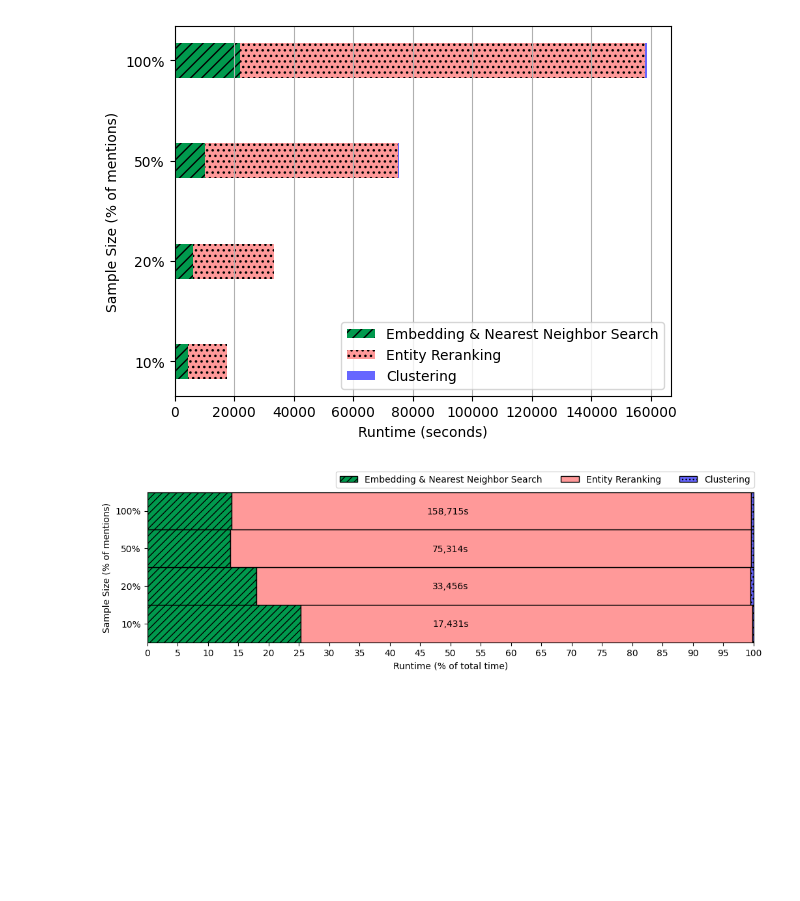
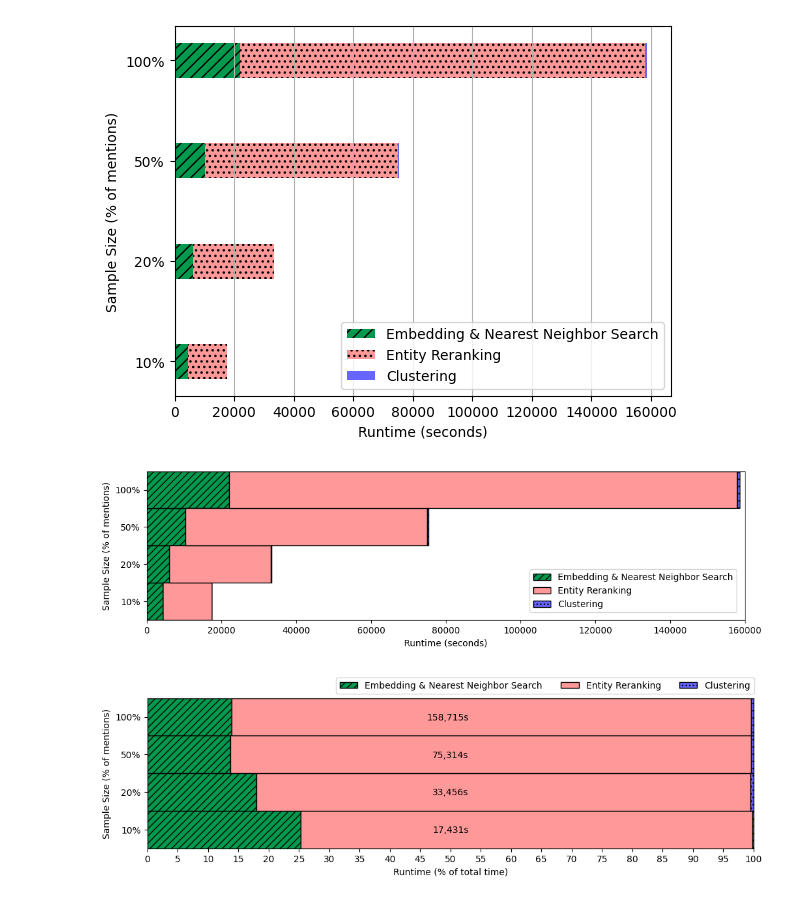
Before and after one commit to nheist/CaLiGraph, a Jupyter notebook: ESWC2023-NASTyLinker.ipynb, the cells around one changed output. Cells and saved outputs as stored; diff of their text form; code cells hidden in the pictures; blank space fills up the shorter version.

```diff
--- a/ESWC2023-NASTyLinker.ipynb
+++ b/ESWC2023-NASTyLinker.ipynb
@@ -8,7 +8,7 @@ import matplotlib.pyplot as plt
 
 labels = ['10%', '20%', '50%', '100%']
 embedding = [4400, 6000, 10300, 22000]
-reranking = [13000, 27300, 64700, 40700]
+reranking = [13000, 27300, 64700, 136000]
 clustering = [31, 156, 314, 715]
 height = 0.35  # height of the bars
 
@@ -27,6 +27,27 @@ plt.show()
 fig.savefig('nastylinker_scalability.pdf', dpi=100)
 # %% [output]
 [figure]
+# %%
+# runtime (dense)
+height = 1
+fig, ax = plt.subplots()
+fig.set_size_inches((12,3))
+ax.barh(labels, embedding, align='center', height=height, color='#00994D', edgecolor='black', hatch='///', label='Embedding & Nearest Neighbor Search')
+ax.barh(labels, reranking, align='center', height=height, color='#FF9999', edgecolor='black', left=embedding, label='Entity Reranking')
+ax.barh(labels, clustering, align='center', height=height, color='#6666FF', edgecolor='black', hatch='...', left=[sum(x) for x in zip(embedding, reranking)], label='Clustering')
+
+#ax.set_xticks(range(0, 101, 5))
+ax.set_yticks(labels)
+ax.set_xlabel('Runtime (seconds)')
+ax.set_ylabel('Sample Size (% of mentions)')
+ax.legend(loc=(0.64, 0.05))
+
+plt.xlim((0, 160000))
+plt.ylim((-.5, 3.5))
+plt.show()
+fig.savefig('nastylinker_scalability_dense.pdf', bbox_inches='tight', dpi=100)
+# %% [output]
+[figure, added]
 # %%
 # runtime (relative)
 height = 1
```
Also changed, not shown: parts of 8 cells of this notebook.
